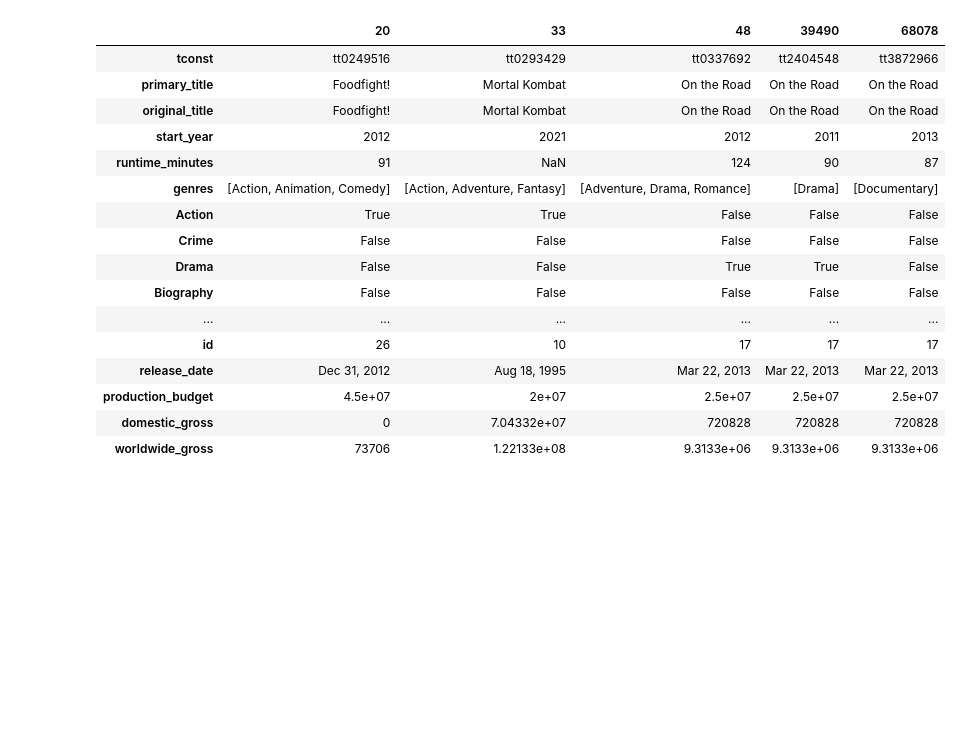
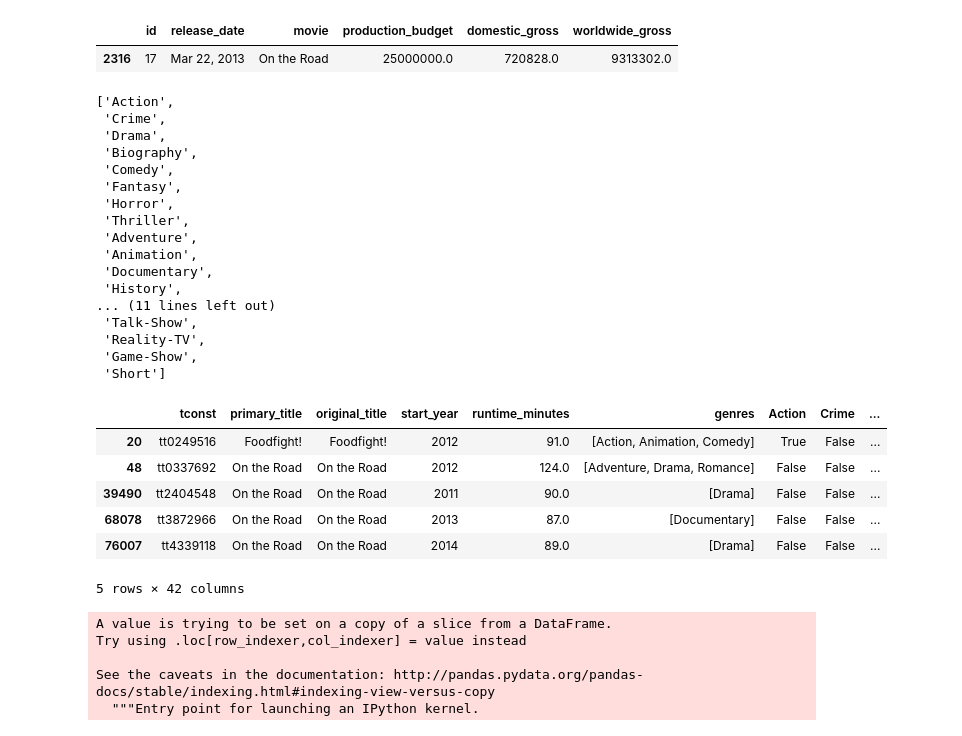
Before and after one commit to RumTumTum/mod_1_project, a Jupyter notebook: Getting_Data.ipynb, the cells around one changed output. Cells and saved outputs as stored; diff of their text form; code cells hidden in the pictures; blank space fills up the shorter version.

```diff
--- a/Getting_Data.ipynb
+++ b/Getting_Data.ipynb
@@ -6,3 +7,8 @@ import get_imdb
 imdb = get_imdb.get_imdb()
 # %%
 tn = imd.tn_movie_budgets()
+# %%
+tn.loc[tn['movie'] == 'On the Road']
+# %% [output]
+|  | id | release_date | movie | production_budget | domestic_gross | worldwide_gross |
+| 2316 | 17 | Mar 22, 2013 | On the Road | 25000000.0 | 720828.0 | 9313302.0 |
@@ -9,22 +19,34 @@ tn = imd.tn_movie_budgets()
+# %%
+unique_genres
+# %% [output]
+['Action',
+ 'Crime',
+ 'Drama',
+ 'Biography',
+ 'Comedy',
+ 'Fantasy',
+ 'Horror',
+ 'Thriller',
+ 'Adventure',
+ 'Animation',
+ 'Documentary',
+ 'History',
+... (11 lines left out)
+ 'Talk-Show',
+ 'Reality-TV',
+ 'Game-Show',
+ 'Short']
 # %%
 combined = imd.movies_combined(tn,imdb)
+# %%
+combined = combined.loc[combined['start_year'] < 2019]
 # %%
-combined.head(5).T
+combined.head(5)
 # %% [output]
-|  | 20 | 33 | 48 | 39490 | 68078 |
-| tconst | tt0249516 | tt0293429 | tt0337692 | tt2404548 | tt3872966 |
-| primary_title | Foodfight! | Mortal Kombat | On the Road | On the Road | On the Road |
-| original_title | Foodfight! | Mortal Kombat | On the Road | On the Road | On the Road |
-| start_year | 2012 | 2021 | 2012 | 2011 | 2013 |
-| runtime_minutes | 91 | NaN | 124 | 90 | 87 |
-| genres | [Action, Animation, Comedy] | [Action, Adventure, Fantasy] | [Adventure, Drama, Romance] | [Drama] | [Documentary] |
-| Action | True | True | False | False | False |
-| Crime | False | False | False | False | False |
-| Drama | False | False | True | True | False |
-| Biography | False | False | False | False | False |
-| ... | ... | ... | ... | ... | ... |
-| id | 26 | 10 | 17 | 17 | 17 |
-| release_date | Dec 31, 2012 | Aug 18, 1995 | Mar 22, 2013 | Mar 22, 2013 | Mar 22, 2013 |
-| production_budget | 4.5e+07 | 2e+07 | 2.5e+07 | 2.5e+07 | 2.5e+07 |
-| domestic_gross | 0 | 7.04332e+07 | 720828 | 720828 | 720828 |
-| worldwide_gross | 73706 | 1.22133e+08 | 9.3133e+06 | 9.3133e+06 | 9.3133e+06 |
+|  | tconst | primary_title | original_title | start_year | runtime_minutes | genres | Action | Crime | ... |
+| 20 | tt0249516 | Foodfight! | Foodfight! | 2012 | 91.0 | [Action, Animation, Comedy] | True | False | ... |
+| 48 | tt0337692 | On the Road | On the Road | 2012 | 124.0 | [Adventure, Drama, Romance] | False | False | ... |
+| 39490 | tt2404548 | On the Road | On the Road | 2011 | 90.0 | [Drama] | False | False | ... |
+| 68078 | tt3872966 | On the Road | On the Road | 2013 | 87.0 | [Documentary] | False | False | ... |
+| 76007 | tt4339118 | On the Road | On the Road | 2014 | 89.0 | [Drama] | False | False | ... |
+5 rows × 42 columns
@@ -30,0 +57,8 @@ combined.head(5).T
+# %%
+combined['num_genres'] = num_genres_list
+# %% [output]
+A value is trying to be set on a copy of a slice from a DataFrame.
+Try using .loc[row_indexer,col_indexer] = value instead
+
+See the caveats in the documentation: http://pandas.pydata.org/pandas-docs/stable/indexing.html#indexing-view-versus-copy
+  """Entry point for launching an IPython kernel.
```
Also changed, not shown: parts of 54 cells of this notebook, 1 other file.
